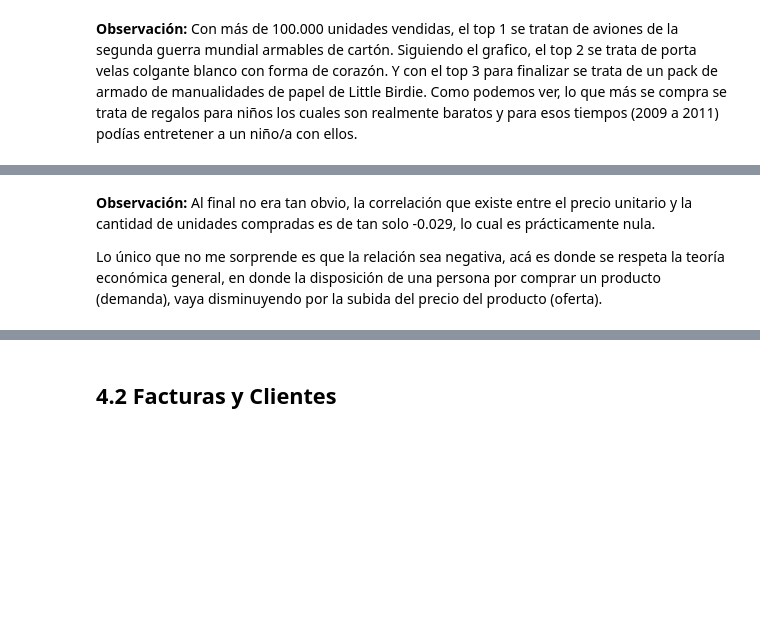
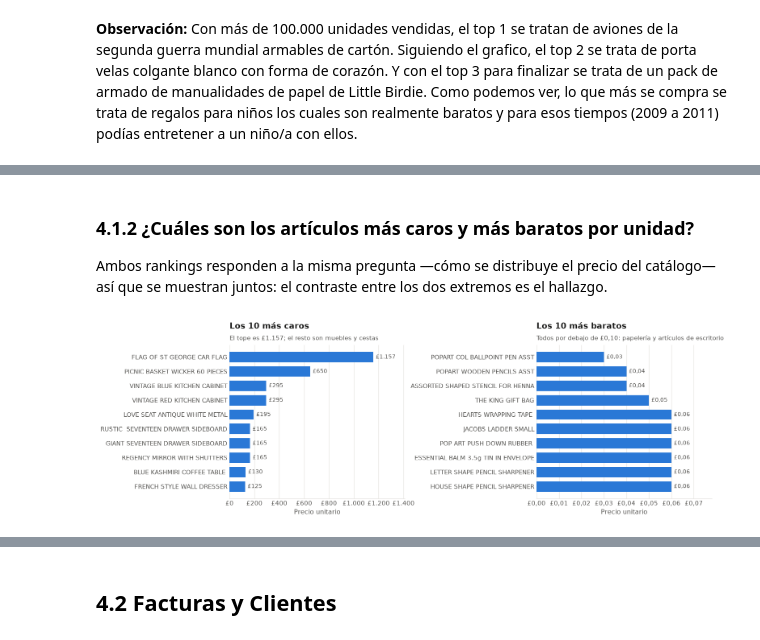
Before and after one commit to AgusPluda/online-retail-analysis, a Jupyter notebook: online_retail_analysis.ipynb, the cells around one changed output, grey strips where cells are left out. Cells and saved outputs as stored; diff of their text form; code cells hidden in the pictures; blank space fills up the shorter version.

```diff
--- a/online_retail_analysis.ipynb
+++ b/online_retail_analysis.ipynb
@@ -539,4 +586,38 @@ plt.show()
-# %% [markdown]
-**Observación:** Al final no era tan obvio, la correlación que existe entre el precio unitario y la cantidad de unidades compradas es de tan solo -0.029, lo cual es prácticamente nula.
-
-Lo único que no me sorprende es que la relación sea negativa, acá es donde se respeta la teoría económica general, en donde la disposición de una persona por comprar un producto (demanda), vaya disminuyendo por la subida del precio del producto (oferta).
+# %% [markdown]
+### 4.1.2 ¿Cuáles son los artículos más caros y más baratos por unidad?
+
+Ambos rankings responden a la misma pregunta —cómo se distribuye el precio del catálogo— así
+que se muestran juntos: el contraste entre los dos extremos es el hallazgo.
+# %%
+top_caros = (df_sales.groupby(["stock_code", "description"], as_index=False)["unit_price"]
+             .max().sort_values("unit_price", ascending=False).head(10).sort_values("unit_price"))
+
+# Para el ranking de más baratos se usa el precio mínimo al que se vendió cada artículo
+top_baratos = (df_sales.groupby(["stock_code", "description"], as_index=False)["unit_price"]
+               .min().sort_values("unit_price").head(10).sort_values("unit_price", ascending=False))
+
+fig, (ax1, ax2) = plt.subplots(1, 2, figsize=(14, 4.5))
+
+ax1.barh(top_caros["description"], top_caros["unit_price"], color=AZUL, height=0.72)
+estilo(ax1, "x")
+formato(ax1, "x", moneda=True)
+etiquetar_barras(ax1, fmt=lambda v: libras(v))
+ax1.margins(x=0.22)
+ax1.set_xlabel("Precio unitario")
+titulo(ax1, "Los 10 más caros",
+       f"El tope es {libras(top_caros['unit_price'].max())}; el resto son muebles y cestas")
+
+ax2.barh(top_baratos["description"], top_baratos["unit_price"], color=AZUL, height=0.72)
+estilo(ax2, "x")
+formato(ax2, "x", moneda=True, dec=2)
+etiquetar_barras(ax2, fmt=lambda v: libras(v, 2))
+ax2.margins(x=0.30)
+ax2.set_xlabel("Precio unitario")
+titulo(ax2, "Los 10 más baratos", "Todos por debajo de £0,10: papelería y artículos de escritorio")
+
+fig.subplots_adjust(wspace=0.75)
+
+guardar(fig, "02_articulos_caros_baratos")
+plt.show()
+# %% [output]
+[figure, added]
```
Also changed, not shown: parts of 85 cells of this notebook, 33 other files.
